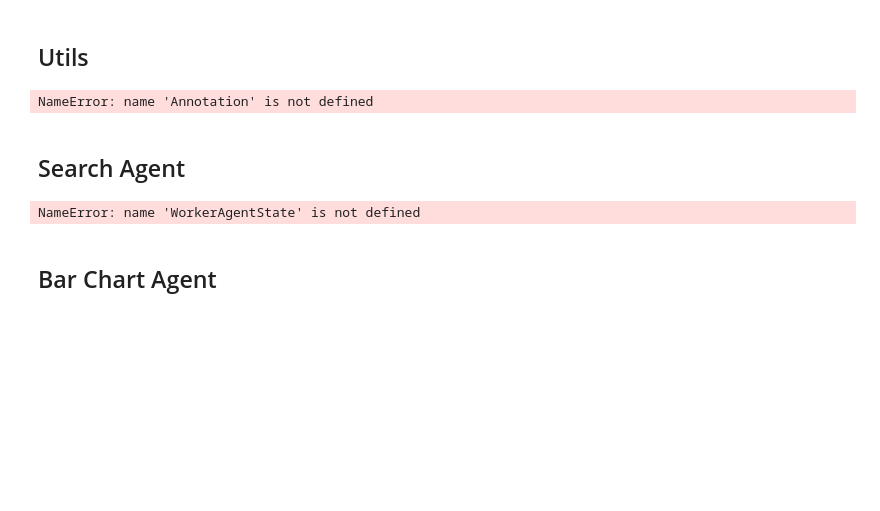
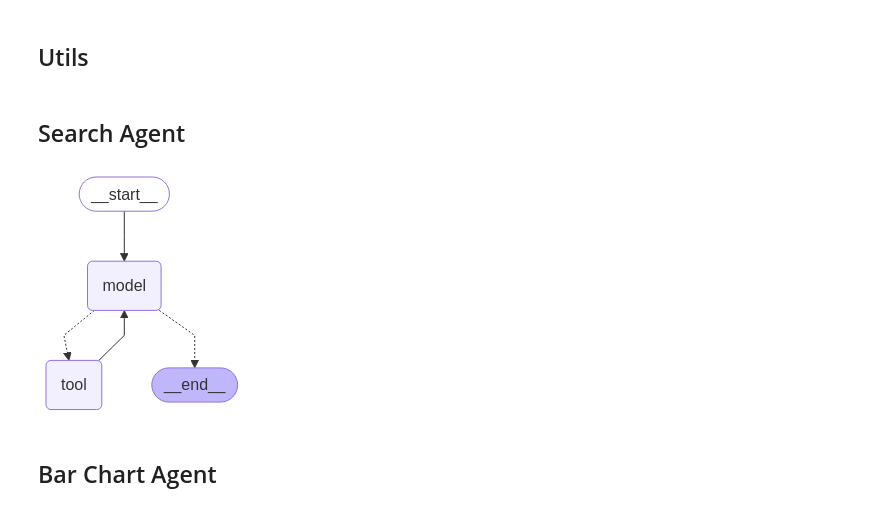
Before and after one commit to glyfish/agentic, a Jupyter notebook: LangGraph AI Agents/exp_8_reearcher_agent.ipynb, the cells around one changed output. Saved outputs shown, nothing was run; the diff lists cells and outputs as text; code cells hidden in the pictures; blank space fills up the shorter version.

```diff
--- a/LangGraph AI Agents/exp_8_reearcher_agent.ipynb
+++ b/LangGraph AI Agents/exp_8_reearcher_agent.ipynb
@@ -39,35 +106,30 @@ from lib.utils import set_chatgpt_env, set_langsmith_env, set_tavily_env
 # %% [markdown]
 ## Utils
 # %%
+class WorkerState(TypedDict):
+    messages: Annotated[Sequence[BaseMessage], add_messages]
+
+
 def build_llm():
     """Build an LLM with a custom model name."""
     return ChatOpenAI(model="gpt-4", temperature=0)
 
 
-class WorkerState(TypedDict):
-    messages: Annotated[Sequence[BaseMessage], add_messages]
-
-
-class SupervisorState(BaseModel):
-    messages: List[HumanMessage] = Field(default_factory=list)
-    next: Optional[Any] = Field(default=END)
-
-    def merge(self, other: "SupervisorState") -> "SupervisorState":
-        """
-        Merge the current state with another state instance using the following reducers:
-          - For `messages`, concatenate the lists.
-          - For `next`, choose `other.next` if it's not None; otherwise, use `self.next` if available; else, default to END.
-        """
-        merged_messages = self.messages + other.messages
-        merged_next = other.next if other.next is not None else (self.next if self.next is not None else END)
-        return SupervisorState(messages=merged_messages, next=merged_next)
+def get_last_message(state) -> BaseMessage:
+    """Get the last message from a list of messages."""
+    return state["messages"][-1]
 
 
 def create_agent_node(agent: Any, node_name: str):
-    async def node(state: Dict[str, Any], config=None):
+    async def node(state: Any, config: Dict[str, Any]):
         result = await agent.invoke(state, config)
-        content = result.messages[-1].content
-        return SupervisorState(messages=state.messages + [HumanMessage(content=content, name=node_name)])
+        last_message = get_last_message(result)
+        content: str = last_message["content"]
+        return {
+            "messages": [
+                HumanMessage(content=content, name=node_name)
+            ]
+        }
     return node
 
 
@@ -84,8 +146,6 @@ def should_continue(state: WorkerState):
 set_langsmith_env()
 set_chatgpt_env()
 set_tavily_env()
-# %% [output]
-NameError: name 'Annotation' is not defined
 # %% [markdown]
 ## Search Agent
 # %%
@@ -96,44 +156,36 @@ tavily_tool = TavilySearchResults()
 researcher_tools = [tavily_tool]
 researcher_tool_node = ToolNode(researcher_tools)
 
-def researcher_model(state: WorkerAgentState) -> WorkerAgentState:
+def researcher_model(state: WorkerState) -> WorkerState:
     """Call the model with the current state."""
     messages = state["messages"]
     result = researcher_llm.bind_tools(researcher_tool_node).invoke(messages)
     return {"messages": [result]}
 
-def researcher_should_continue(state: WorkerAgentState):
-    messages = state["messages"]
-    ai_message = messages[-1]
-
-    # Check if it's an AI message with tool calls
-    if hasattr(ai_message, "tool_calls") and len(ai_message.tool_calls) > 0:
-        return "tool"
-    return END
 
 # Create the graph
 researcher_graph = (
-    StateGraph(WorkerAgentState)
+    StateGraph(WorkerState)
     .add_node("model", researcher_model)
     .add_node("tool", researcher_tool_node)
     .add_edge(START, "model")
     .add_edge("tool", "model")
     .add_conditional_edges(
         "model",
         should_continue,
         {
             "tool": "tool",
             END: END,
         }
     )
 )
 
 # Compile the graph
 researcher_agent = researcher_graph.compile()
 
 display(Image(researcher_agent.get_graph().draw_mermaid_png()))
 # %% [output]
-NameError: name 'WorkerAgentState' is not defined
+[figure, added]
 # %% [markdown]
 ## Bar Chart Agent
 # %%
```
Also changed, not shown: parts of 9 cells of this notebook, 1 other file.
